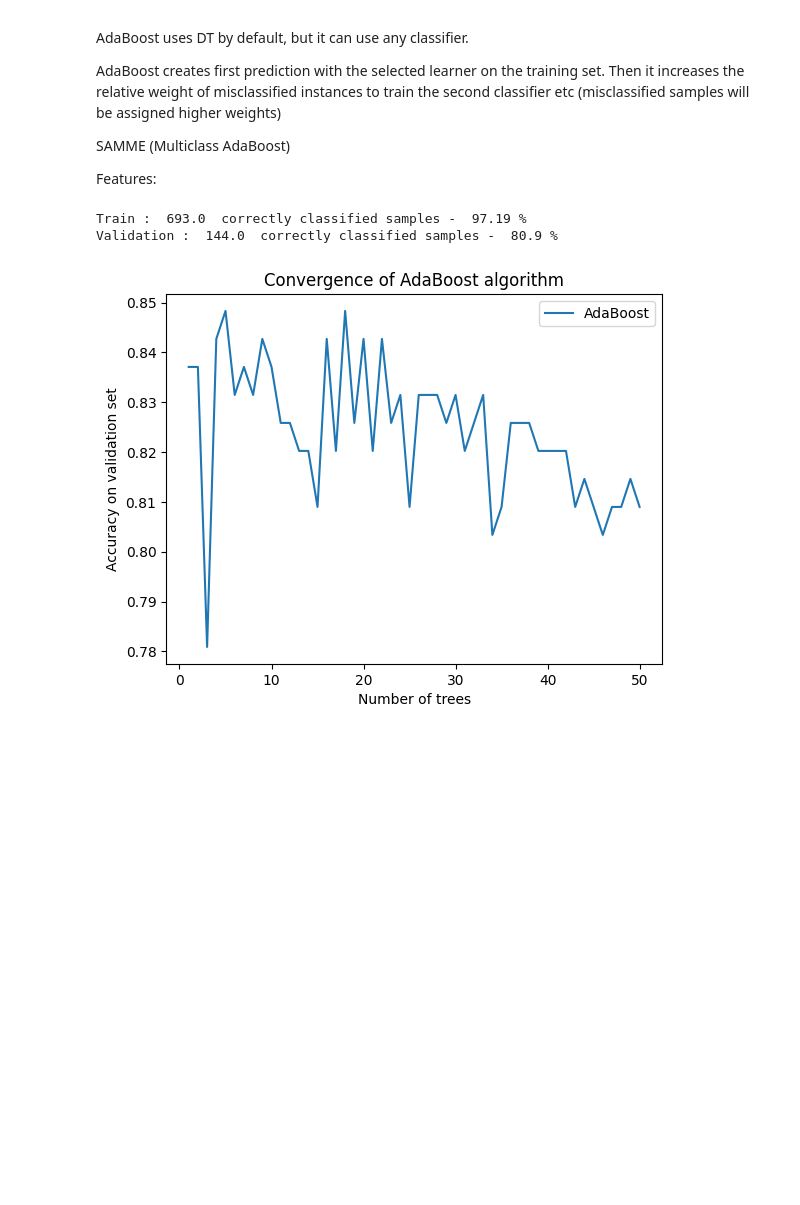
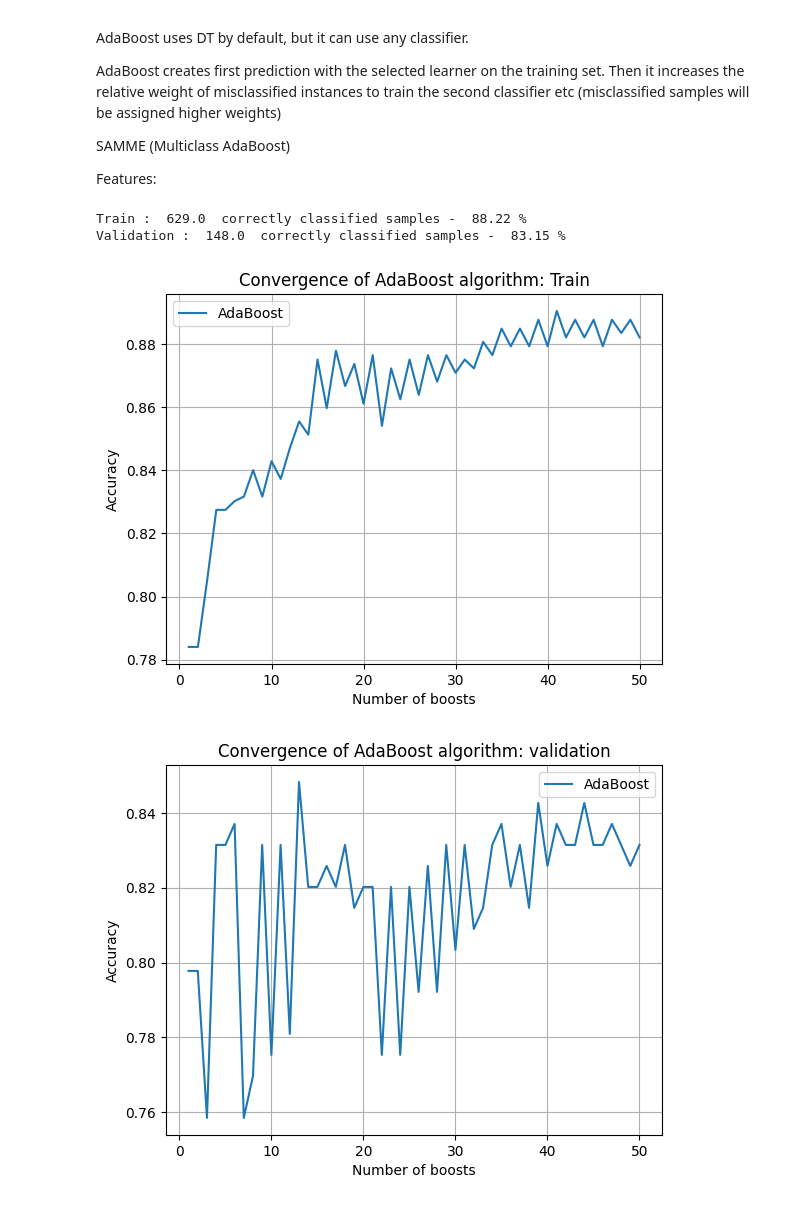
Before and after one commit to katarzynafurmanska/kaggle-titanic, a Jupyter notebook: src/run.ipynb, the cells around one changed output. Saved outputs shown, nothing was run; the diff lists cells and outputs as text; code cells hidden in the pictures; blank space fills up the shorter version.

Commit message:
finished adaboost classifier

```diff
--- a/src/run.ipynb
+++ b/src/run.ipynb
@@ -635,28 +635,34 @@ Features:
 # %%
 X21 = ['Pclass', 'Fare_suppl_i', 'Sex_bin', 'Age_suppl_ii'] + enc_title.get_feature_names_out(['Title_dict']).tolist()
 Y = 'Survived'
 
 #single_learner = DecisionTreeClassifier(max_depth=5)
-single_learner = DecisionTreeClassifier(max_depth=5)
+single_learner = RandomForestClassifier(n_estimators=50, max_leaf_nodes=3)
 
 n_estimators = 50
 ad21, train_acc21, validation_acc21 = run_adaboost(train, validation, X21, Y, estimator=single_learner, n_estimators=n_estimators, learning_rate=1)
 
-boosting_acc = pd.DataFrame(
-    {
-        "Number of trees": range(1, n_estimators + 1),
-        "AdaBoost": [
-            calculate_accuracy("Validation", validation[Y], validation_predict, print_log=False)
-            for validation_predict in ad21.staged_predict(validation[X21])
-        ],
-    }
-).set_index("Number of trees")
-ax = boosting_acc.plot()
-ax.set_ylabel("Accuracy on validation set")
-ax.set_title("Convergence of AdaBoost algorithm")
-plt.show()
+def plot_boosting_accuracy(model, data, X, Y, type=""):
+    boosting_acc = pd.DataFrame(
+        {
+            "Number of boosts": range(1, len([n for n in model.staged_predict(data[X])]) + 1), # in case of early stopping, the array canbe shorter than n_estimators
+            "AdaBoost": [
+                calculate_accuracy(type, data[Y], predict, print_log=False)
+                for predict in model.staged_predict(data[X])
+            ],
+        }
+    ).set_index("Number of boosts")
+    ax = boosting_acc.plot()
+    ax.set_ylabel("Accuracy")
+    ax.set_title("Convergence of AdaBoost algorithm: " + type)
+    plt.grid()
+    plt.show()
+
+plot_boosting_accuracy(ad21, train, X21, Y, type="Train")
+plot_boosting_accuracy(ad21, validation, X21, Y, type="validation")
 # %% [output]
-Train :  693.0  correctly classified samples -  97.19 %
-Validation :  144.0  correctly classified samples -  80.9 %
+Train :  629.0  correctly classified samples -  88.22 %
+Validation :  148.0  correctly classified samples -  83.15 %
-[figure, old version]
+[figure, new version]
+[figure, added]
 # %%
```
Also changed, not shown: parts of 9 cells of this notebook, 1 other file.
